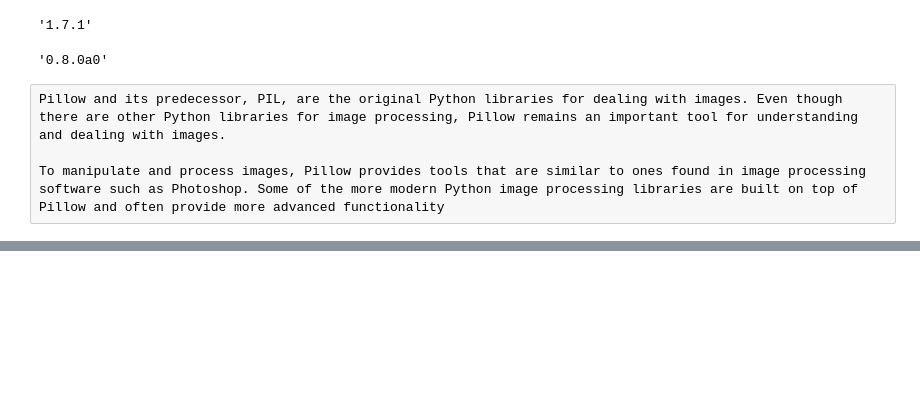
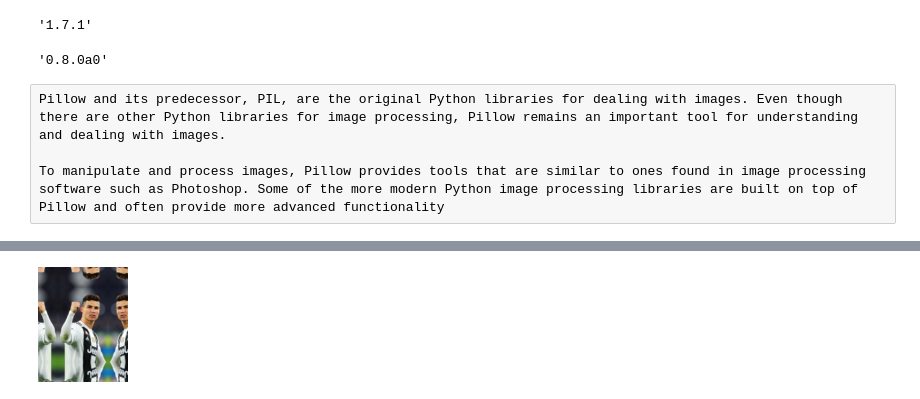
Before and after one commit to sobhonium/DeepLearning_practice, a Jupyter notebook: notebooks/transforms/torchvision_transforms2.ipynb, the cells around one changed output, grey strips where cells are left out. Cells and saved outputs as stored; diff of their text form; code cells hidden in the pictures; blank space fills up the shorter version.

```diff
--- a/notebooks/transforms/torchvision_transforms2.ipynb
+++ b/notebooks/transforms/torchvision_transforms2.ipynb
@@ -55,0 +63,5 @@ F.to_pil_image(transf(img))
+# %%
+trans_pad = torchvision.transforms.Pad(20, padding_mode='symmetric')
+trans_pad(resized_img)
+# %% [output]
+[figure, added]
```
Also changed, not shown: parts of 4 cells of this notebook, 9 other files.
